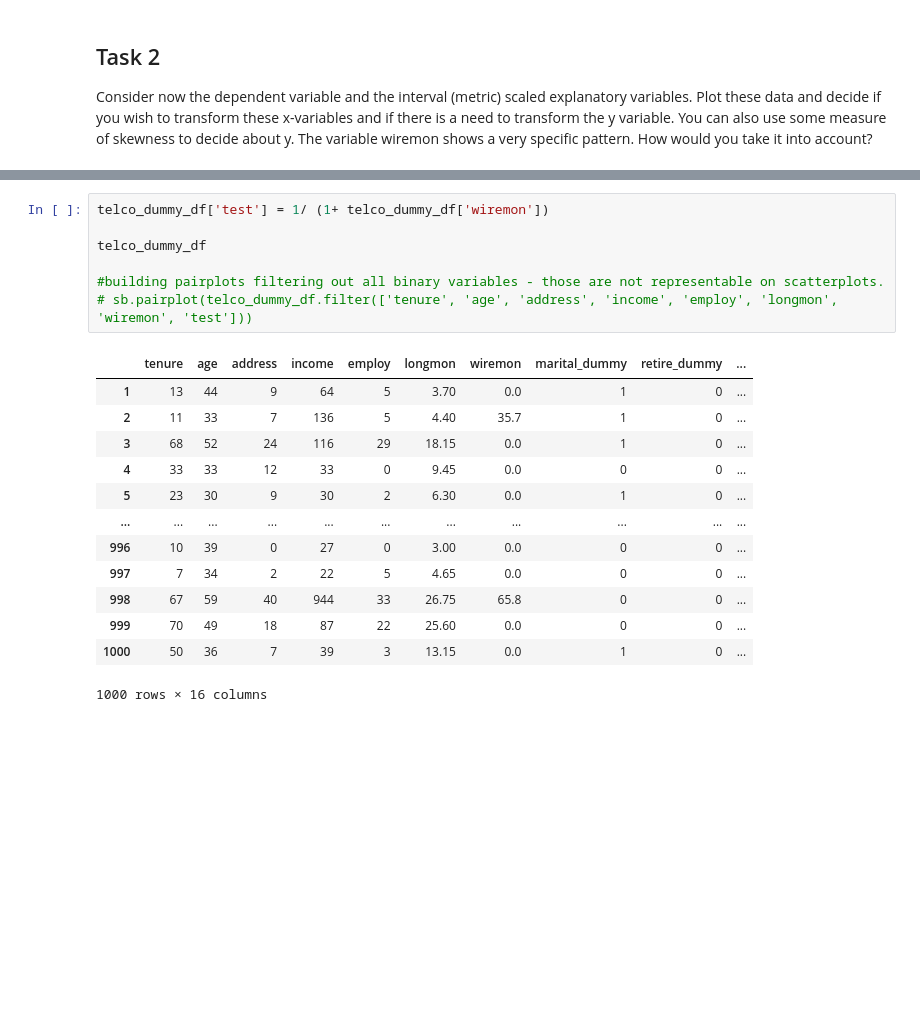
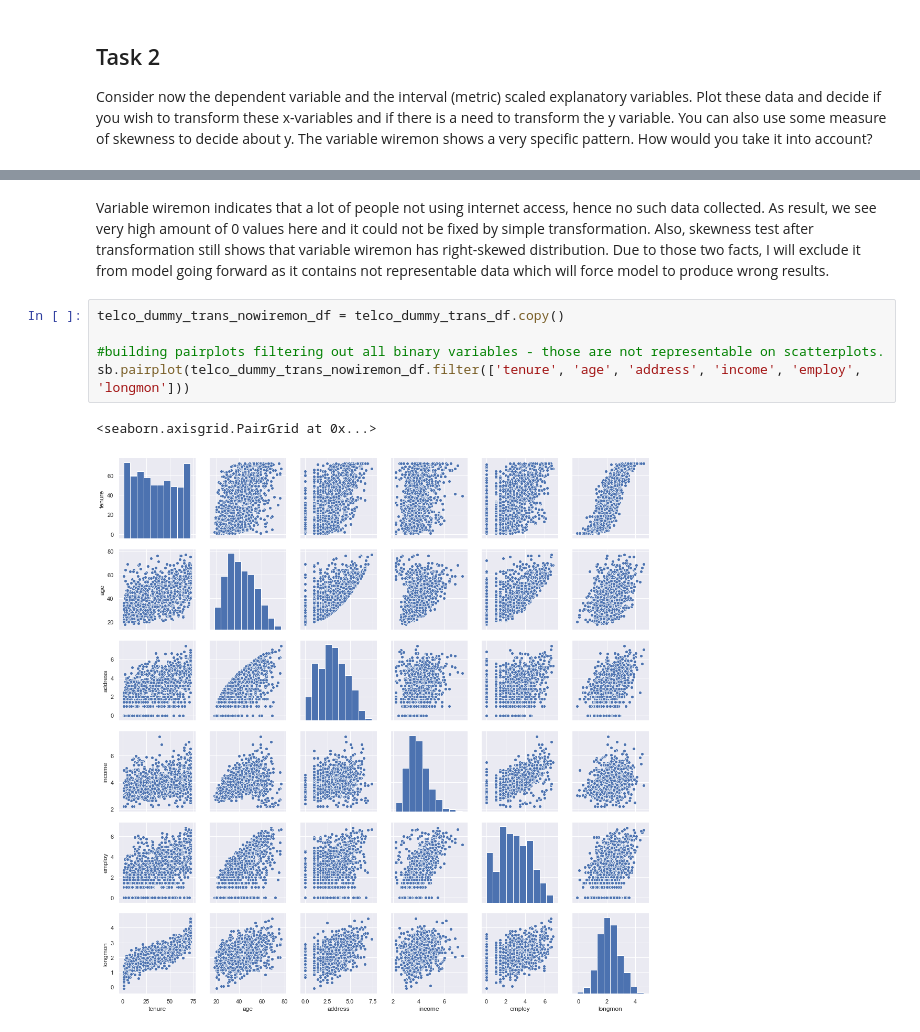
Before and after one commit to kai-wren/Statistic, a Jupyter notebook: Assignment 2.ipynb, the cells around one changed output, grey strips where cells are left out. Drawn from its saved outputs; the diff is of its cells as text; blank space fills up the shorter version.

```diff
--- a/Assignment 2.ipynb
+++ b/Assignment 2.ipynb
@@ -102,21 +152,10 @@ Consider now the dependent variable and the interval (metric) scaled explanatory
+# %% [markdown]
+Variable wiremon indicates that a lot of people not using internet access, hence no such data collected. As result, we see very high amount of 0 values here and it could not be fixed by simple transformation. Also, skewness test after transformation still shows that variable wiremon has right-skewed distribution. Due to those two facts, I will exclude it from model going forward as it contains not representable data which will force model to produce wrong results.
 # %%
-telco_dummy_df['test'] = 1/ (1+ telco_dummy_df['wiremon'])
-
-telco_dummy_df
+telco_dummy_trans_nowiremon_df = telco_dummy_trans_df.copy()
 
 #building pairplots filtering out all binary variables - those are not representable on scatterplots.
-# sb.pairplot(telco_dummy_df.filter(['tenure', 'age', 'address', 'income', 'employ', 'longmon', 'wiremon', 'test']))
+sb.pairplot(telco_dummy_trans_nowiremon_df.filter(['tenure', 'age', 'address', 'income', 'employ', 'longmon']))
 # %% [output]
-|  | tenure | age | address | income | employ | longmon | wiremon | marital_dummy | retire_dummy | ... |
-| 1 | 13 | 44 | 9 | 64 | 5 | 3.70 | 0.0 | 1 | 0 | ... |
-| 2 | 11 | 33 | 7 | 136 | 5 | 4.40 | 35.7 | 1 | 0 | ... |
-| 3 | 68 | 52 | 24 | 116 | 29 | 18.15 | 0.0 | 1 | 0 | ... |
-| 4 | 33 | 33 | 12 | 33 | 0 | 9.45 | 0.0 | 0 | 0 | ... |
-| 5 | 23 | 30 | 9 | 30 | 2 | 6.30 | 0.0 | 1 | 0 | ... |
-| ... | ... | ... | ... | ... | ... | ... | ... | ... | ... | ... |
-| 996 | 10 | 39 | 0 | 27 | 0 | 3.00 | 0.0 | 0 | 0 | ... |
-| 997 | 7 | 34 | 2 | 22 | 5 | 4.65 | 0.0 | 0 | 0 | ... |
-| 998 | 67 | 59 | 40 | 944 | 33 | 26.75 | 65.8 | 0 | 0 | ... |
-| 999 | 70 | 49 | 18 | 87 | 22 | 25.60 | 0.0 | 0 | 0 | ... |
-| 1000 | 50 | 36 | 7 | 39 | 3 | 13.15 | 0.0 | 1 | 0 | ... |
-1000 rows × 16 columns
+<seaborn.axisgrid.PairGrid at 0x...>
+[figure, added]
```
Also changed, not shown: parts of 5 cells of this notebook.
